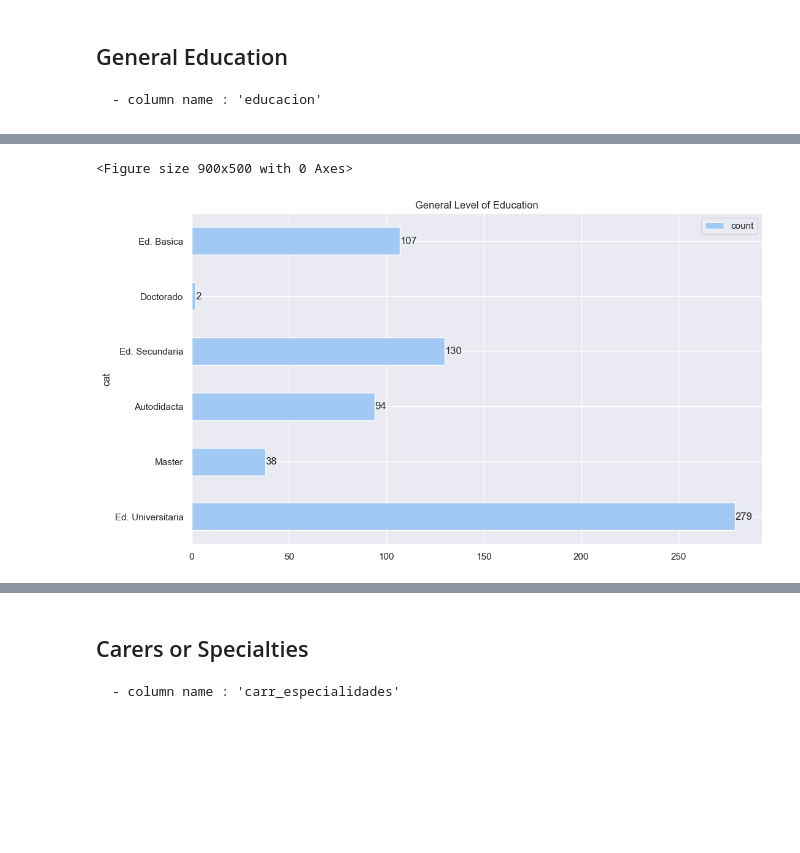
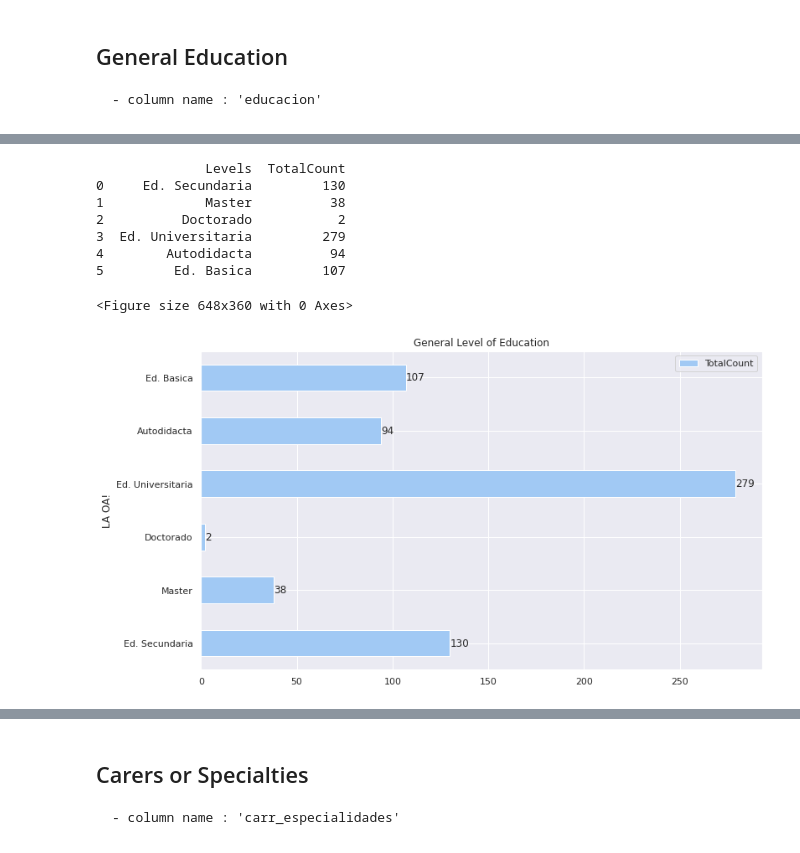
Before and after one commit to TorrezMN/Data_Science, a Jupyter notebook: Enc_Devs_Py/Notebooks/Education.ipynb, the cells around one changed output, grey strips where cells are left out. Drawn from its saved outputs; the diff is of its cells as text; code cells hidden in the pictures; blank space fills up the shorter version.

Commit message:
UPDATED 'education' notebook.

```diff
--- a/Enc_Devs_Py/Notebooks/Education.ipynb
+++ b/Enc_Devs_Py/Notebooks/Education.ipynb
@@ -66,13 +68,38 @@ print_column_uniques(df, "educacion")
 # %%
 # Making a plot for this column.
 fig = plt.figure(figsize=(9, 5))
 # Declaring the plot.
-nv_ed = make_df(df, "educacion").plot(kind="barh", title="General Level of Education")
+nv_ed = make_df(df, "educacion","Levels", "Total Count")
+
+nv_ed_plot = nv_ed.plot(
+    kind="barh",
+    title="General Level of Education",
+    xlabel='LA OA!',
+    legend=True)
+
+
+nv_ed_plot.set_yticks([0,1,2,3,4,5], minor=False)
+nv_ed_plot.set_yticklabels(['Ed. Secundaria', 'Master', 'Doctorado', 'Ed. Universitaria', 'Autodidacta', 'Ed. Basica'], fontdict=None, minor=False)
+
+cat_values = [i for i in nv_ed.TotalCount.value_counts().keys()]
+
+
+print(nv_ed)
+
 # Plot annotations.
-for k, v in enumerate([i for i in make_df(df, "educacion")["count"]]):
-    nv_ed.annotate(v, (v, k), va="center")
+for k, v in enumerate(cat_values):
+    nv_ed_plot.annotate(v, (v, k), va="center")
+
+    #nv_ed_plot.annotate(v, (v,k),va='center')
 
 plt.show()
 # %% [output]
-<Figure size 900x500 with 0 Axes>
+              Levels  TotalCount
+0     Ed. Secundaria         130
+1             Master          38
+2          Doctorado           2
+3  Ed. Universitaria         279
+4        Autodidacta          94
+5         Ed. Basica         107
+<Figure size 648x360 with 0 Axes>
-[figure, old version]
+[figure, new version]
```
Also changed, not shown: parts of 21 cells of this notebook, 1 other file.
